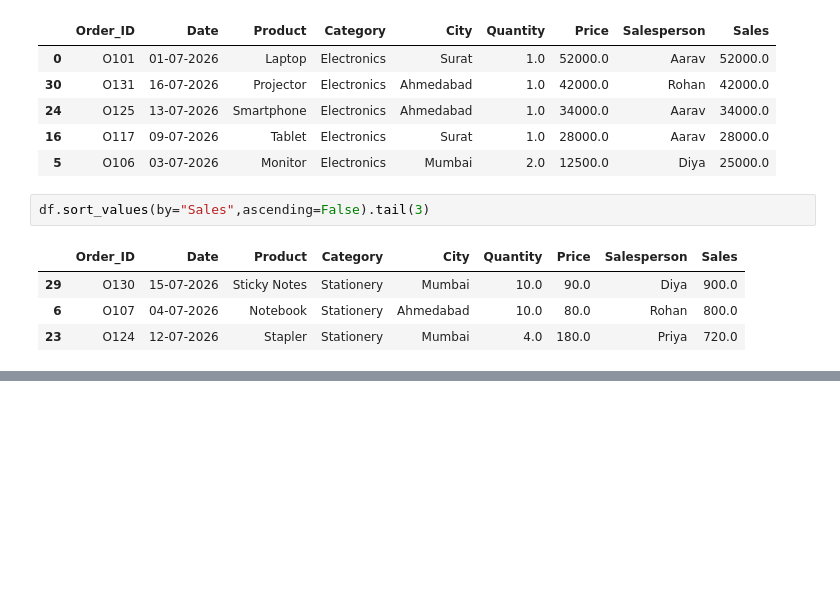
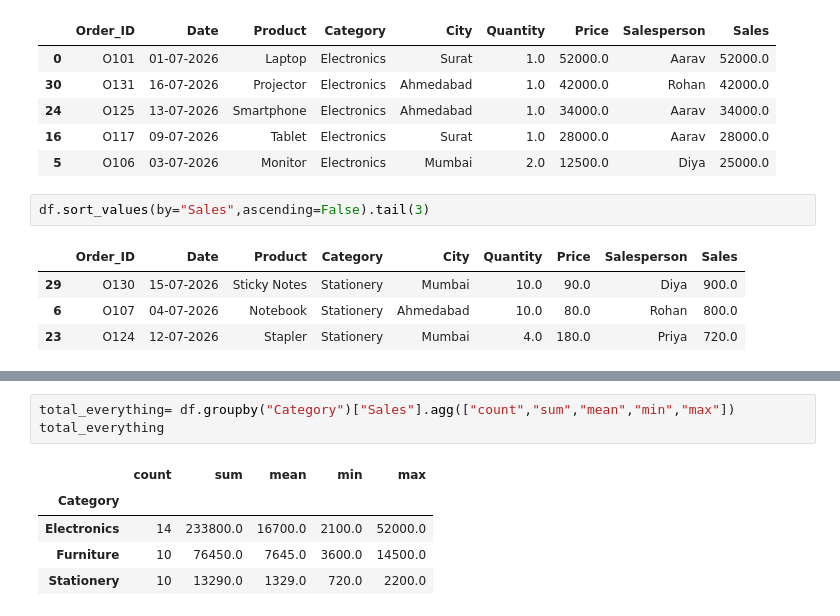
Before and after one commit to Raj2846/Python-RealLife-Problems, a Jupyter notebook: Data_Science/Practice_Case_study.ipynb, the cells around one changed output, grey strips where cells are left out. Cells and saved outputs as stored; diff of their text form; blank space fills up the shorter version.

```diff
--- a/Data_Science/Practice_Case_study.ipynb
+++ b/Data_Science/Practice_Case_study.ipynb
@@ -214,0 +281,9 @@ df.sort_values(by=["City","Sales"],ascending=False)
+# %%
+total_everything= df.groupby("Category")["Sales"].agg(["count","sum","mean","min","max"])
+total_everything
+# %% [output]
+|  | count | sum | mean | min | max |
+| Category |  |  |  |  |  |
+| Electronics | 14 | 233800.0 | 16700.0 | 2100.0 | 52000.0 |
+| Furniture | 10 | 76450.0 | 7645.0 | 3600.0 | 14500.0 |
+| Stationery | 10 | 13290.0 | 1329.0 | 720.0 | 2200.0 |
```
Also changed, not shown: parts of 12 cells of this notebook.
